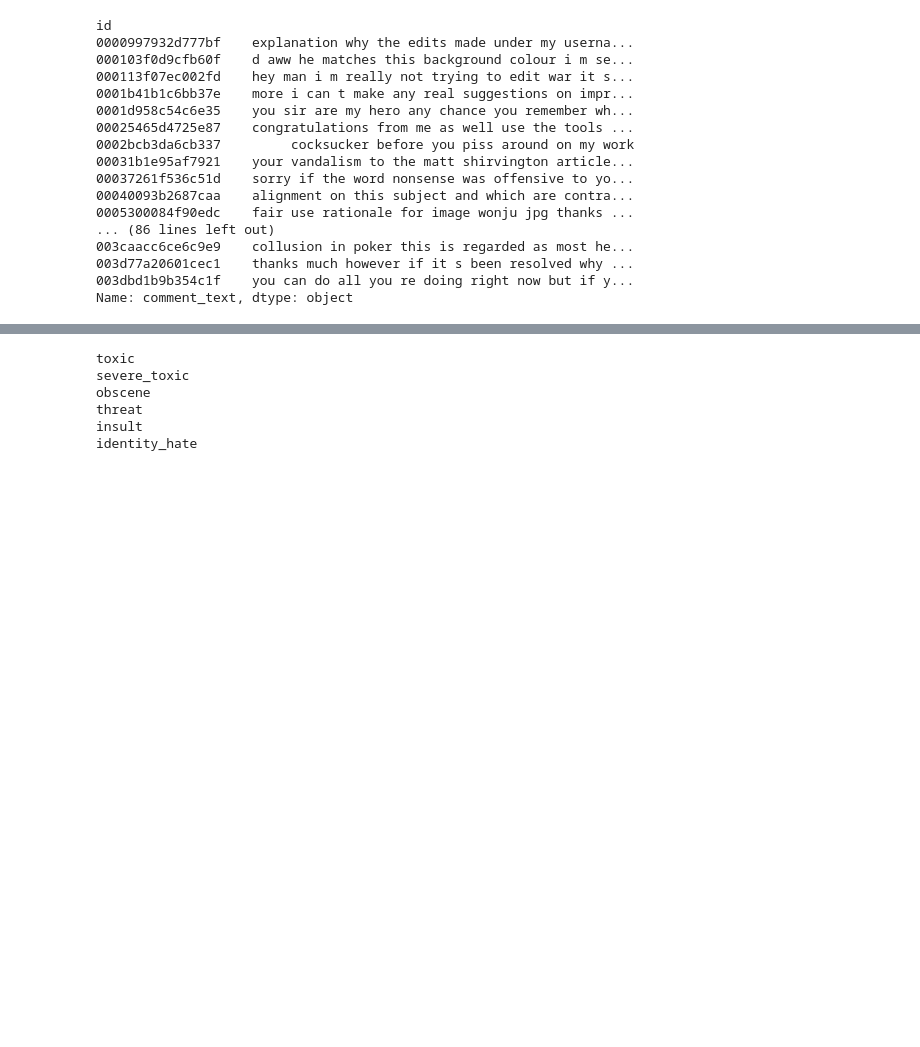
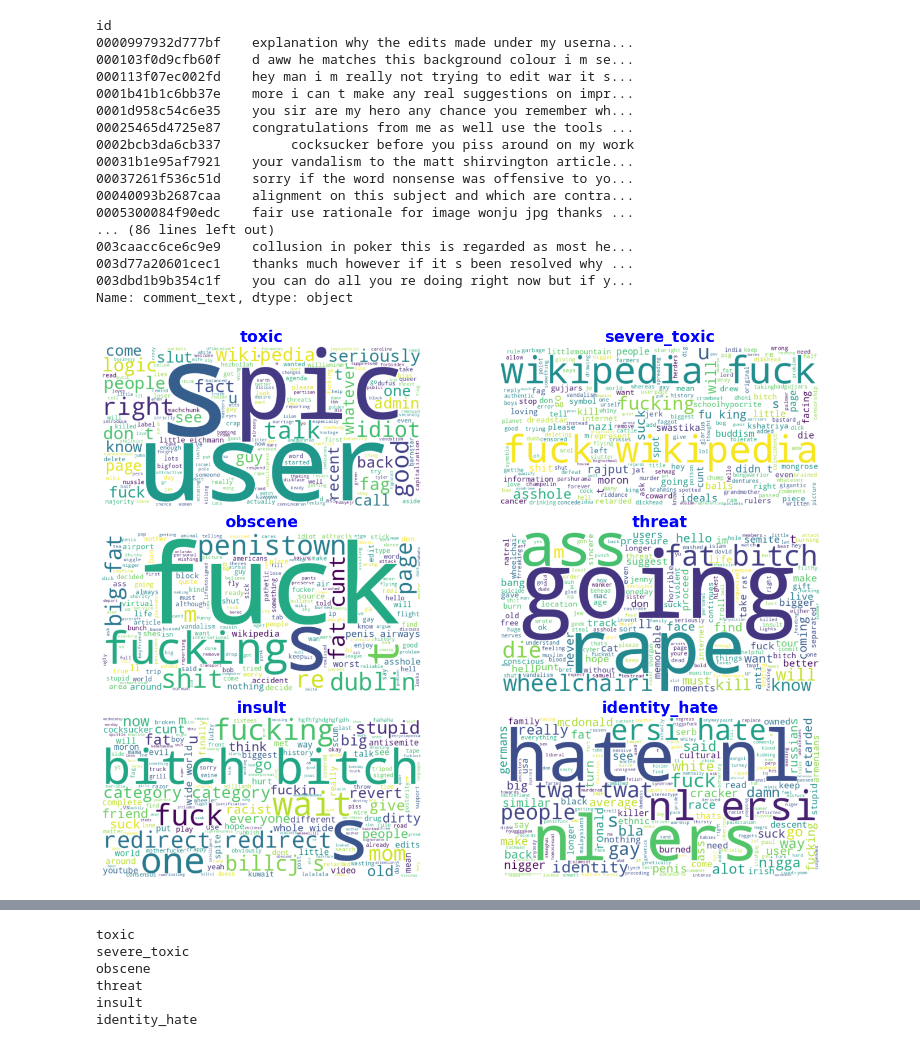
Before and after one commit to Amnaikram1/Toxic-Comment-Classification-Challenge, a Jupyter notebook: toxic-comments-classification-tf-idf-nltk.ipynb, the cells around one changed output, grey strips where cells are left out. Cells and saved outputs as stored; diff of their text form; code cells hidden in the pictures; blank space fills up the shorter version.

Commit message:
Kaggle Notebook | Toxic Comments Classification | TF-IDF | NLTK | Version 44

```diff
--- a/toxic-comments-classification-tf-idf-nltk.ipynb
+++ b/toxic-comments-classification-tf-idf-nltk.ipynb
@@ -94,3 +93,37 @@ df_test['tokens'] = df_test['comment_text'].apply(word_tokenize)
+# %%
+from wordcloud import WordCloud
+import matplotlib.pyplot as plt
+
+# Classes
+classes = ['toxic', 'severe_toxic', 'obscene', 'threat', 'insult', 'identity_hate']
+
+def generate_wordcloud(tokens):
+    flat_tokens = []
+    for sublist in tokens:
+        for token in sublist:
+            flat_tokens.append(token)
+    text = ' '.join(flat_tokens)
+    wordcloud = WordCloud(width=800, height=400, background_color='white').generate(text)
+    return wordcloud
+
+fig, axs = plt.subplots(nrows=3, ncols=2, figsize=(15, 10))
+
+for i, class_name in enumerate(classes):
+    row, col = np.unravel_index(i,(3, 2))
+
+    class_tokens = df_train[df_train[class_name] == 1]['word_tokens']
+    selected_tokens = class_tokens.sample(n=25)
+
+    wordcloud = generate_wordcloud(selected_tokens)
+
+    axs[row, col].imshow(wordcloud, interpolation='bilinear')
+    axs[row, col].set_title(class_name, fontsize=20, fontweight='bold', color='blue')  # Highlight and bold title
+    axs[row, col].axis('off')
+
+plt.tight_layout()
+plt.show()
+# %% [output]
+[figure, added]
 # %%
 from sklearn.model_selection import train_test_split
 train, valid = train_test_split(df_train, train_size=0.8, random_state=42)
```
Also changed, not shown: parts of 8 cells of this notebook.
